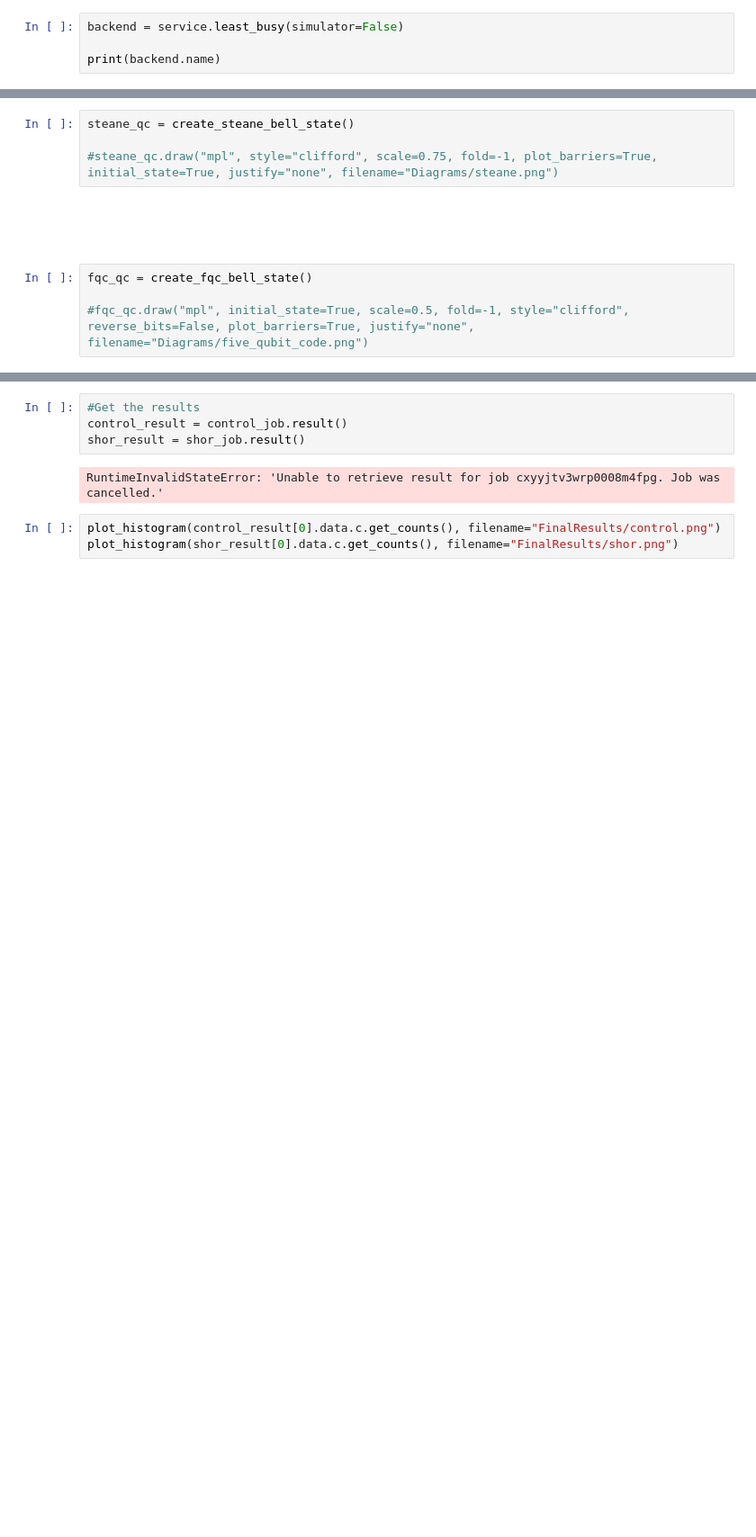
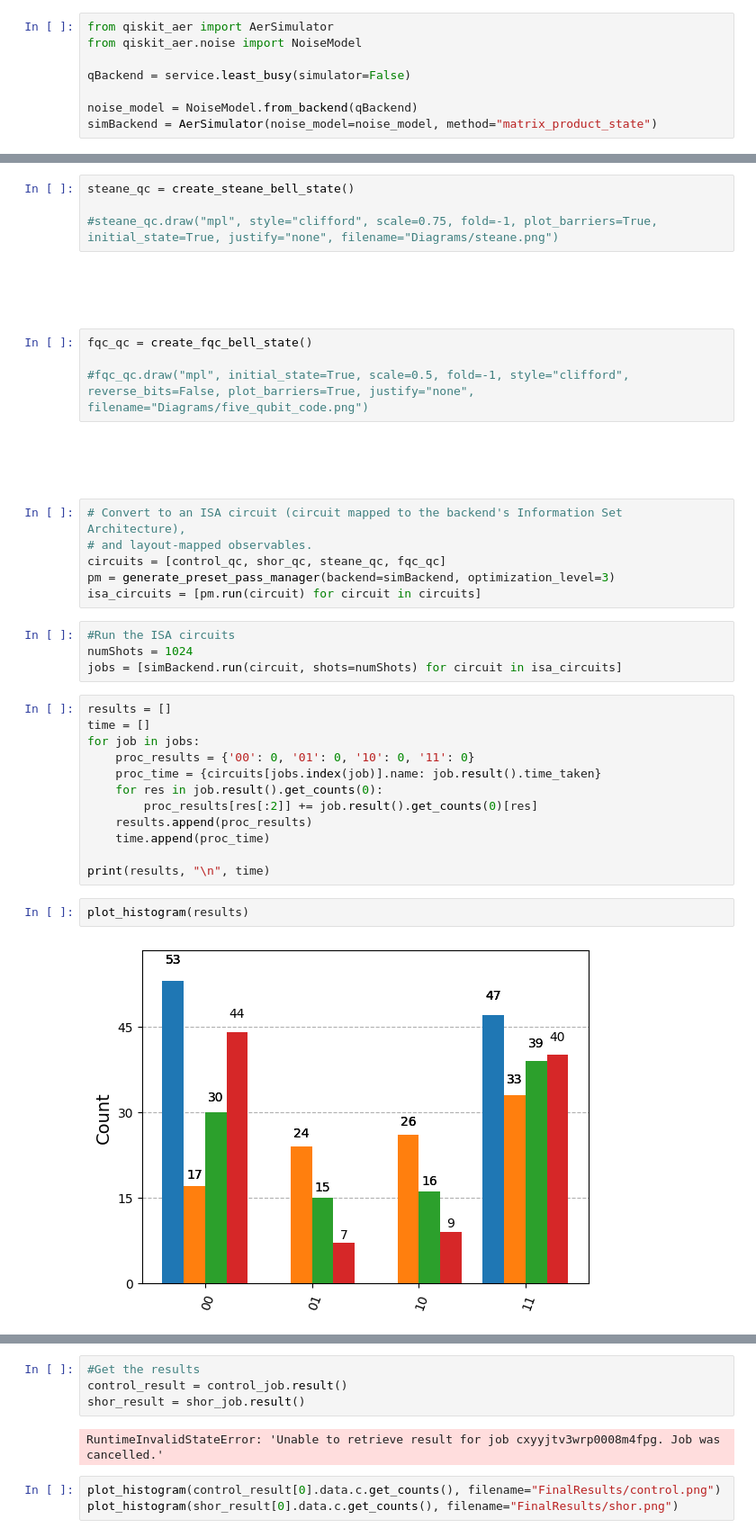
Before and after one commit to squid2010/ISEF2024-25, a Jupyter notebook: main.ipynb, the cells around one changed output, grey strips where cells are left out. Shown: that part at 90% size. Saved outputs shown, nothing was run; the diff lists cells and outputs as text; blank space fills up the shorter version.

```diff
--- a/main.ipynb
+++ b/main.ipynb
@@ -29,6 +35,10 @@ from fqc import create_fqc_bell_state
 
 service=QiskitRuntimeService(channel="ibm_quantum")
 # %%
-backend = service.least_busy(simulator=False)
+from qiskit_aer import AerSimulator
+from qiskit_aer.noise import NoiseModel
 
-print(backend.name)
+qBackend = service.least_busy(simulator=False)
+
+noise_model = NoiseModel.from_backend(qBackend)
+simBackend = AerSimulator(noise_model=noise_model, method="matrix_product_state")
@@ -66,3 +78,33 @@ Five-qubit Error Correction Code
 fqc_qc = create_fqc_bell_state()
 
 #fqc_qc.draw("mpl", initial_state=True, scale=0.5, fold=-1, style="clifford", reverse_bits=False, plot_barriers=True, justify="none", filename="Diagrams/five_qubit_code.png")
+# %% [markdown]
+<h3 style="color:white">
+    Running experiments on a Simulator
+</h3>
+# %%
+# Convert to an ISA circuit (circuit mapped to the backend's Information Set Architecture),
+# and layout-mapped observables.
+circuits = [control_qc, shor_qc, steane_qc, fqc_qc]
+pm = generate_preset_pass_manager(backend=simBackend, optimization_level=3)
+isa_circuits = [pm.run(circuit) for circuit in circuits]
+# %%
+#Run the ISA circuits
+numShots = 1024
+jobs = [simBackend.run(circuit, shots=numShots) for circuit in isa_circuits]
+# %%
+results = []
+time = []
+for job in jobs:
+    proc_results = {'00': 0, '01': 0, '10': 0, '11': 0}
+    proc_time = {circuits[jobs.index(job)].name: job.result().time_taken}
+    for res in job.result().get_counts(0):
+        proc_results[res[:2]] += job.result().get_counts(0)[res]
+    results.append(proc_results)
+    time.append(proc_time)
+
+print(results, "\n", time)
+# %%
+plot_histogram(results)
+# %% [output]
+[figure, added]
```
Also changed, not shown: parts of 14 cells of this notebook, 7 other files.
